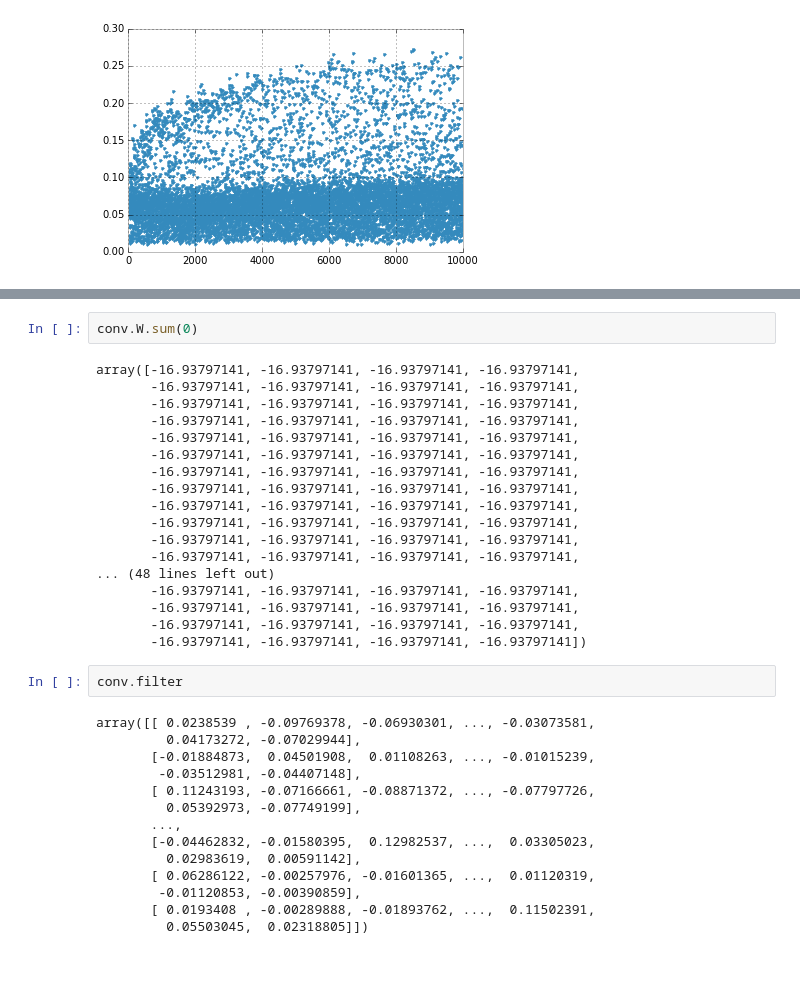
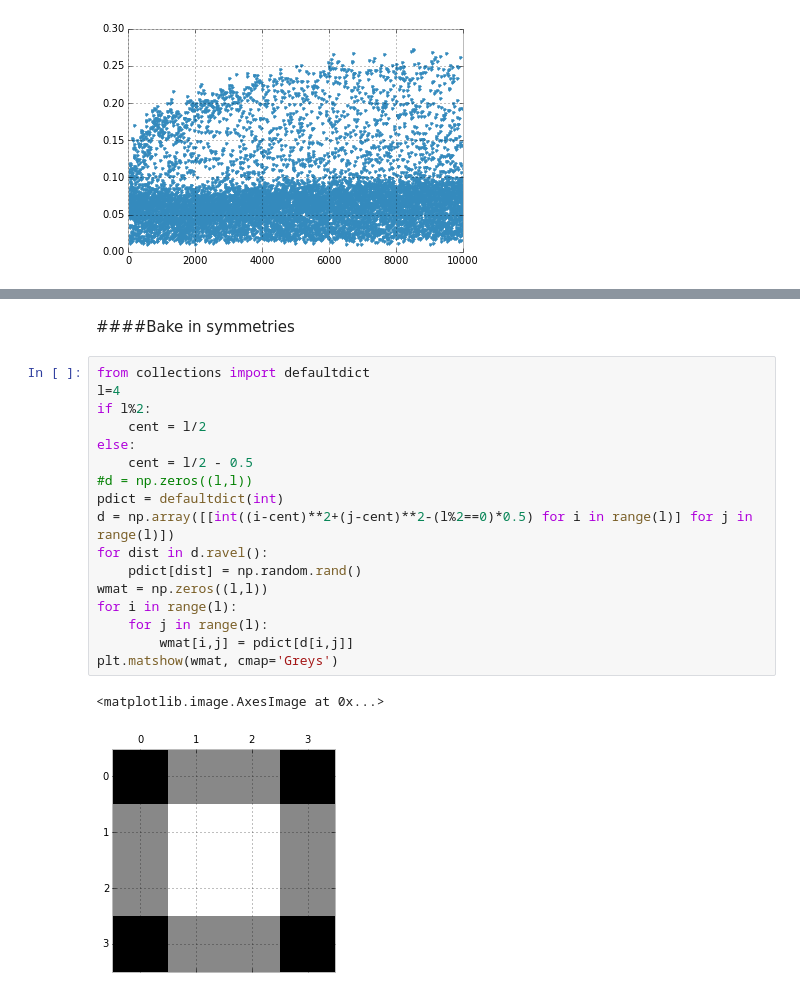
Before and after one commit to colinclement/cudaRBM, a Jupyter notebook: code/python/nbRBM.ipynb, the cells around one changed output, grey strips where cells are left out. Saved outputs shown, nothing was run; the diff lists cells and outputs as text; blank space fills up the shorter version.

```diff
--- a/code/python/nbRBM.ipynb
+++ b/code/python/nbRBM.ipynb
@@ -399,36 +394,22 @@ plt.plot(testsum.ravel())
-# %%
-conv.W.sum(0)
-# %% [output]
-array([-16.93797141, -16.93797141, -16.93797141, -16.93797141,
-       -16.93797141, -16.93797141, -16.93797141, -16.93797141,
-       -16.93797141, -16.93797141, -16.93797141, -16.93797141,
-       -16.93797141, -16.93797141, -16.93797141, -16.93797141,
-       -16.93797141, -16.93797141, -16.93797141, -16.93797141,
-       -16.93797141, -16.93797141, -16.93797141, -16.93797141,
-       -16.93797141, -16.93797141, -16.93797141, -16.93797141,
-       -16.93797141, -16.93797141, -16.93797141, -16.93797141,
-       -16.93797141, -16.93797141, -16.93797141, -16.93797141,
-       -16.93797141, -16.93797141, -16.93797141, -16.93797141,
-       -16.93797141, -16.93797141, -16.93797141, -16.93797141,
-       -16.93797141, -16.93797141, -16.93797141, -16.93797141,
-... (48 lines left out)
-       -16.93797141, -16.93797141, -16.93797141, -16.93797141,
-       -16.93797141, -16.93797141, -16.93797141, -16.93797141,
-       -16.93797141, -16.93797141, -16.93797141, -16.93797141,
-       -16.93797141, -16.93797141, -16.93797141, -16.93797141])
-# %%
-conv.filter
-# %% [output]
-array([[ 0.0238539 , -0.09769378, -0.06930301, ..., -0.03073581,
-         0.04173272, -0.07029944],
-       [-0.01884873,  0.04501908,  0.01108263, ..., -0.01015239,
-        -0.03512981, -0.04407148],
-       [ 0.11243193, -0.07166661, -0.08871372, ..., -0.07797726,
-         0.05392973, -0.07749199],
-       ...,
-       [-0.04462832, -0.01580395,  0.12982537, ...,  0.03305023,
-         0.02983619,  0.00591142],
-       [ 0.06286122, -0.00257976, -0.01601365, ...,  0.01120319,
-        -0.01120853, -0.00390859],
-       [ 0.0193408 , -0.00289888, -0.01893762, ...,  0.11502391,
-         0.05503045,  0.02318805]])
+# %% [markdown]
+####Bake in symmetries
+# %%
+from collections import defaultdict
+l=4
+if l%2:
+    cent = l/2
+else:
+    cent = l/2 - 0.5
+#d = np.zeros((l,l))
+pdict = defaultdict(int)
+d = np.array([[int((i-cent)**2+(j-cent)**2-(l%2==0)*0.5) for i in range(l)] for j in range(l)])
+for dist in d.ravel():
+    pdict[dist] = np.random.rand()
+wmat = np.zeros((l,l))
+for i in range(l):
+    for j in range(l):
+        wmat[i,j] = pdict[d[i,j]]
+plt.matshow(wmat, cmap='Greys')
+# %% [output]
+<matplotlib.image.AxesImage at 0x...>
+[figure, added]
```
Also changed, not shown: parts of 10 cells of this notebook.
